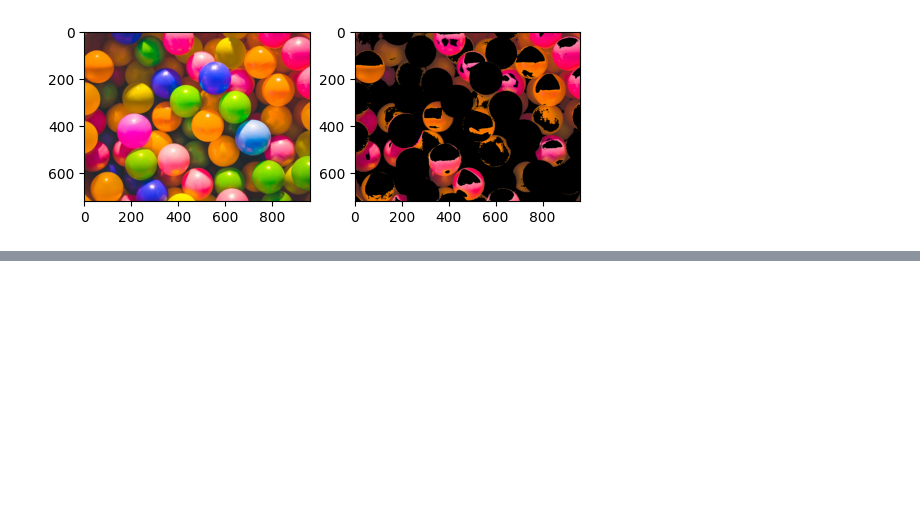
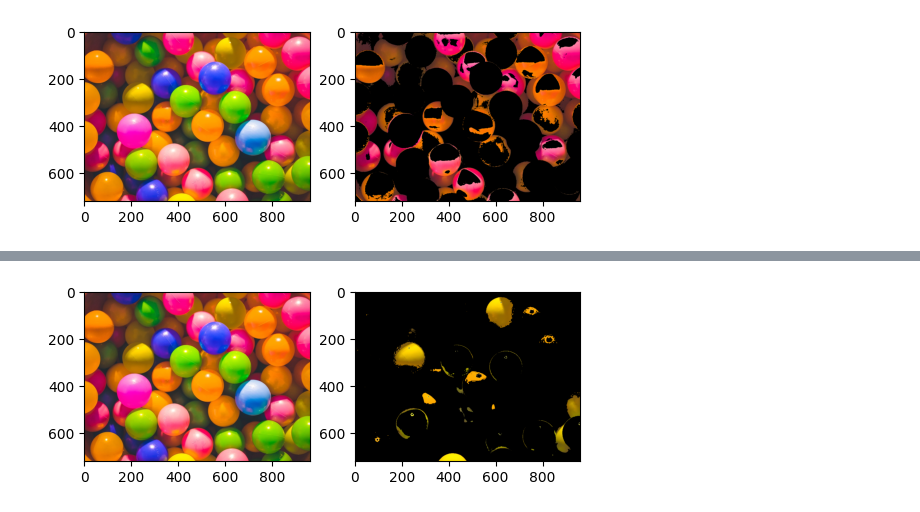
Before and after one commit to m-ramuk-nura/Computer-Vision, a Jupyter notebook: FundamentalsOfCv/FundamentalsOfCV.ipynb, the cells around one changed output, grey strips where cells are left out. Drawn from its saved outputs; the diff is of its cells as text; code cells hidden in the pictures; blank space fills up the shorter version.

```diff
--- a/FundamentalsOfCV.ipynb
+++ b/FundamentalsOfCv/FundamentalsOfCV.ipynb
@@ -232,0 +235,2 @@ plt.show()
+# %%
+image = cv2.imread('Resource/img.jpeg')
@@ -232,0 +248,12 @@ plt.show()
+# %%
+result = cv2.bitwise_and(image,image,mask=mask)
+# %%
+res = cv2.cvtColor(result,cv2.COLOR_BGR2RGB)
+plt.figure(1)
+plt.subplot(121)
+plt.imshow(image[:,:,::-1])
+plt.subplot(122)
+plt.imshow(res)
+plt.show()
+# %% [output]
+[figure, added]
```
Also changed, not shown: parts of 5 cells of this notebook, 4 other files.
